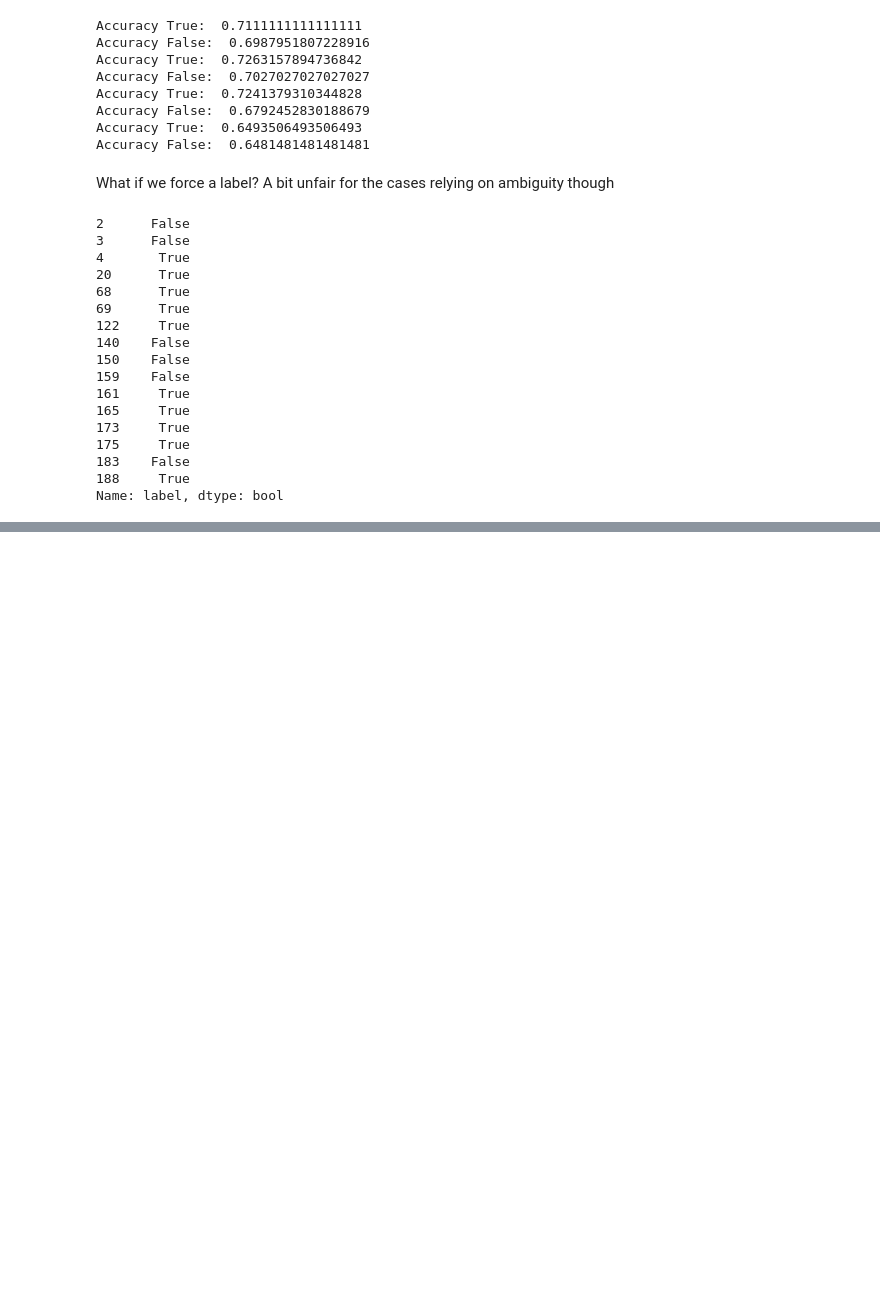
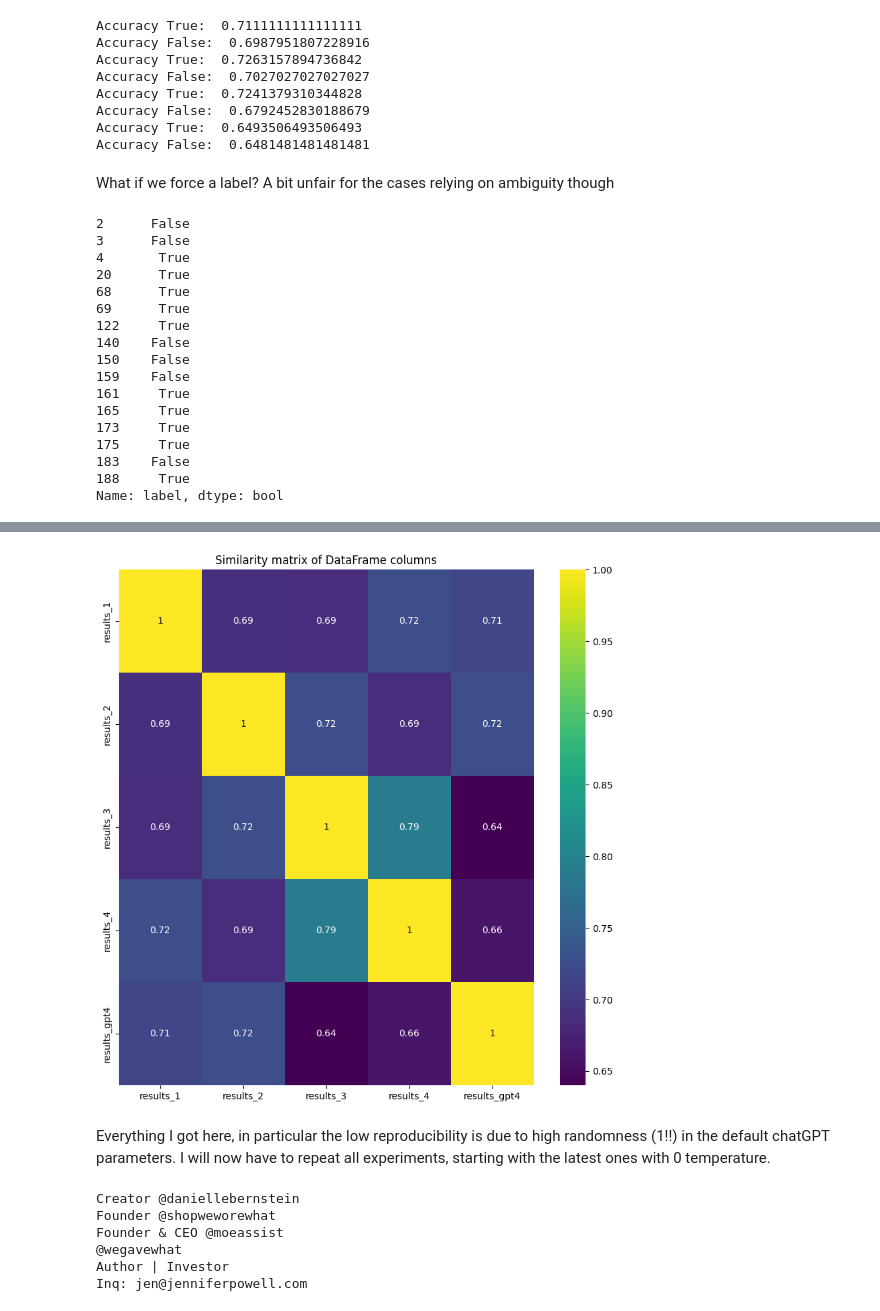
Before and after one commit to stefanhuber1510/enforcing-the-digital-services-act, a Jupyter notebook: 12-including-biography/main-biography.ipynb, the cells around one changed output, grey strips where cells are left out. Drawn from its saved outputs; the diff is of its cells as text; code cells hidden in the pictures; blank space fills up the shorter version.

```diff
--- a/12-including-biography/main-biography.ipynb
+++ b/12-including-biography/main-biography.ipynb
@@ -267,0 +769,4 @@ messages = [{"role": "system", "content": "You are an assistant helping an acade
+# %%
+# analysis on context posts + biography here:
+with open("data/df_samples/results_contextposts_gpt4_and_biography_df.pkl",'rb') as f:
+    df_5 = pickle.load(f)
@@ -267,0 +778,18 @@ messages = [{"role": "system", "content": "You are an assistant helping an acade
+# %%
+df_5["results_1"][22] = True
+df_5["results_1"][40] = True
+df_5["results_1"][47] = True
+df_5["results_1"][107] = True
+df_5["results_1"][144] = True
+df_5["results_1"][146] = True
+df_5["results_1"][147] = True
+df_5["results_1"][148] = True
+df_5["results_1"][171] = True
+df_5["results_2"][8] = False
+df_5["results_2"][38] = True
+df_5["results_2"][119] = True
+df_5["results_2"][175] = True
+df_5["results_2"][186] = True
+df_5["results_2"][198] = False
+df_5["results_3"][147]=True
+df_5["results_4"][9]=True
@@ -267,0 +825,35 @@ messages = [{"role": "system", "content": "You are an assistant helping an acade
+# %%
+import matplotlib.pyplot as plt
+import seaborn as sns
+
+columns = ["results_1", "results_2", "results_3", "results_4", "results_gpt4"]
+
+# Initialize a dataframe to store the similarity scores
+similarity_df = pd.DataFrame(index=columns, columns=columns)
+
+# Calculate the similarity scores and store them in the dataframe
+for col1 in columns:
+    for col2 in columns:
+        similarity_df.loc[col1, col2] = sum(df_5[col1] == df_5[col2])/200
+
+# Convert to float for plotting
+similarity_df = similarity_df.astype(float)
+
+# Plot a heatmap of the similarity scores
+plt.figure(figsize=(10, 10))
+sns.heatmap(similarity_df, annot=True, cmap='viridis')
+plt.title("Similarity matrix of DataFrame columns")
+plt.show()
+# %% [output]
+[figure, added]
+# %% [markdown]
+Everything I got here, in particular the low reproducibility is due to high randomness (1!!) in the default chatGPT parameters. I will now have to repeat all experiments, starting with the latest ones with 0 temperature.
+# %%
+print(profiles[profiles["username"]=="weworewhat"]["biography"].values[0])
+# %% [output]
+Creator @daniellebernstein
+Founder @shopweworewhat
+Founder & CEO @moeassist
+@wegavewhat
+Author | Investor
+Inq: jen@jenniferpowell.com
```
Also changed, not shown: parts of 80 cells of this notebook, 2 other files.
